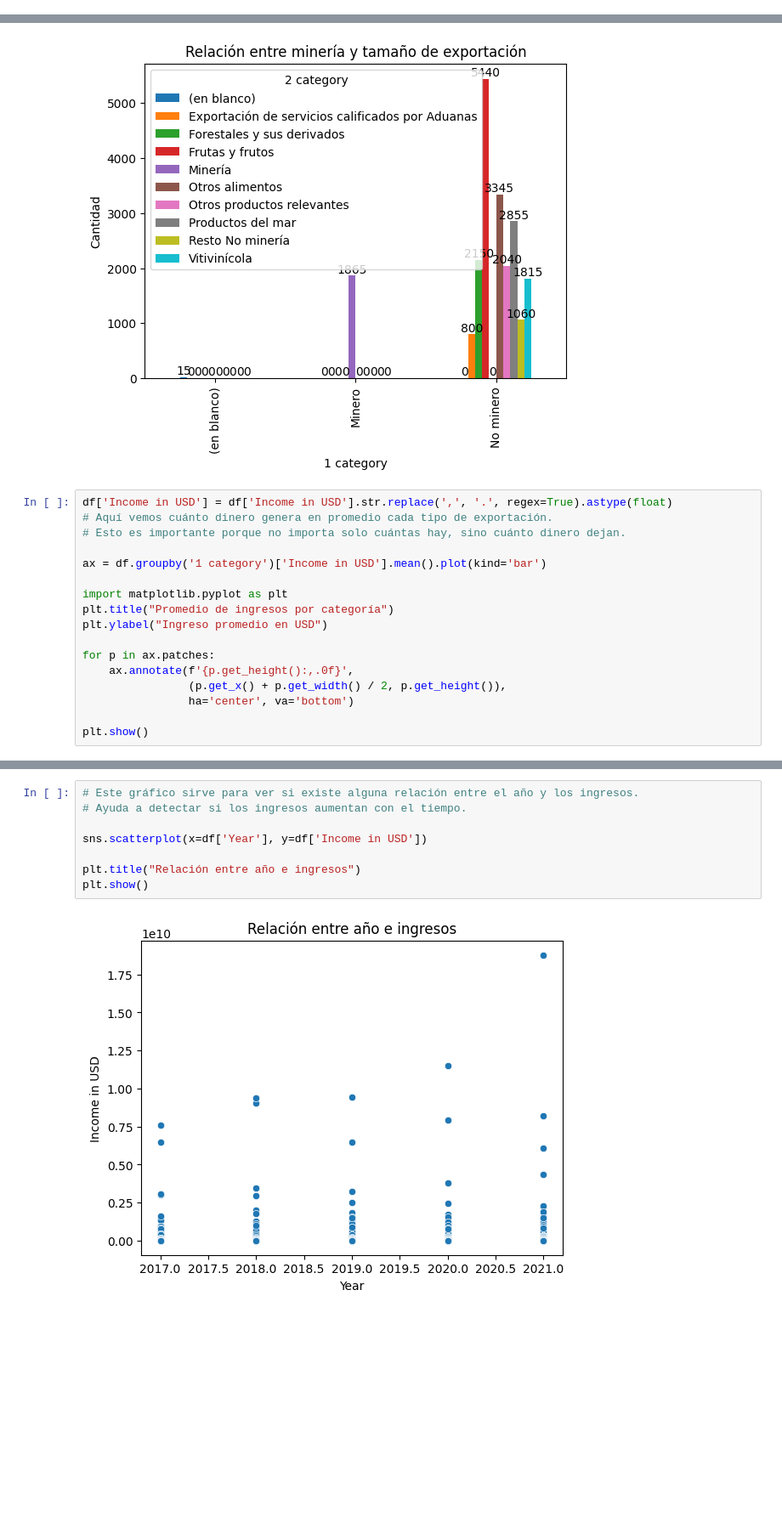
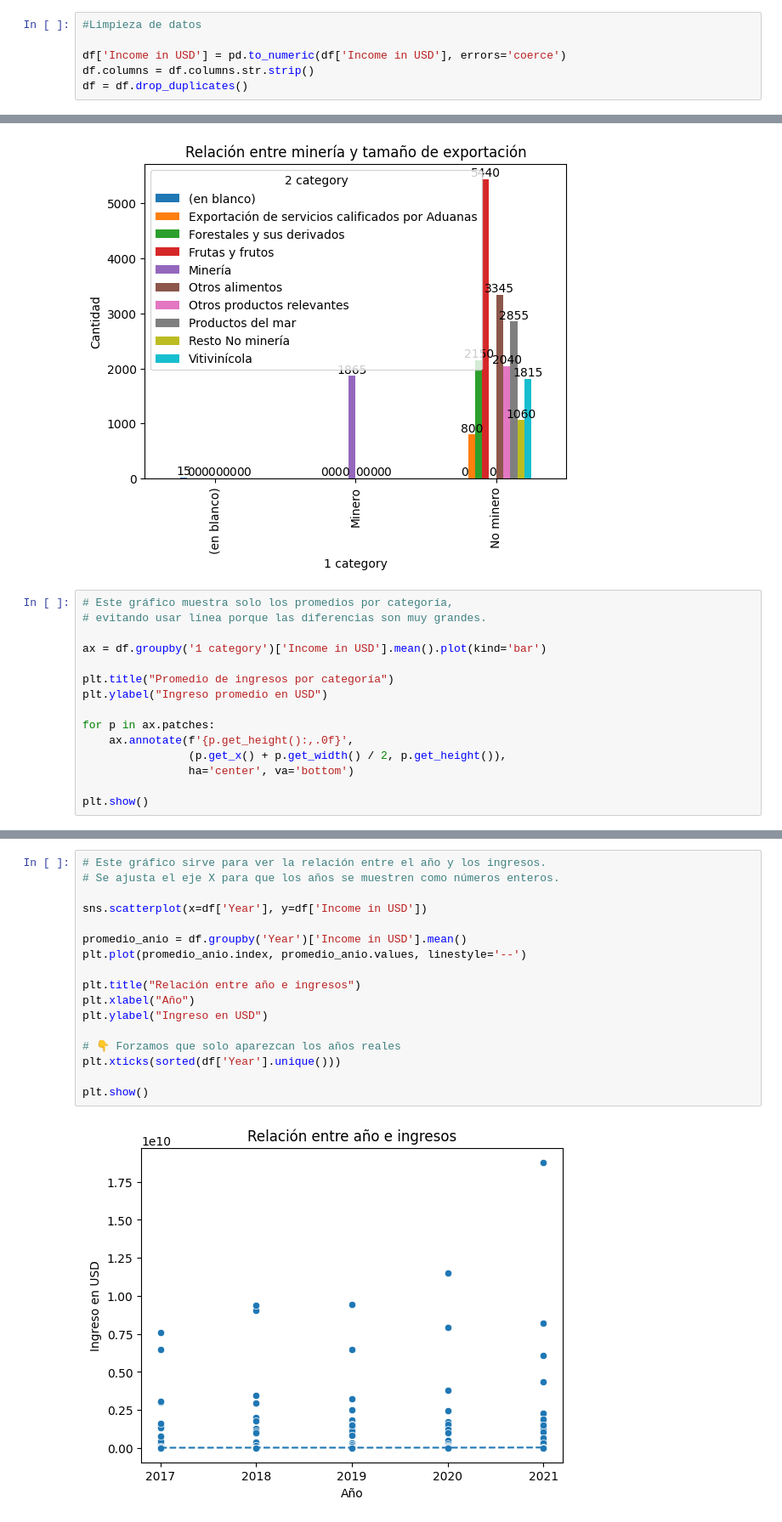
Before and after one commit to Cxris2145/MineriaDatos2026, a Jupyter notebook: ExportacionesChile2026.ipynb, the cells around one changed output, grey strips where cells are left out. Shown at 85% size. Drawn from its saved outputs; the diff is of its cells as text; blank space fills up the shorter version.

```diff
--- a/ExportacionesChile2026.ipynb
+++ b/ExportacionesChile2026.ipynb
@@ -40,6 +26,12 @@ df.head()
 | 2 | China | Minero | Minería | Minerales de hierro y sus concent... | 2017 | 616711446,1 |
 | 3 | China | Minero | Minería | Litio | 2017 | 234218255 |
 | 4 | China | Minero | Minería | Minerales de molibdeno y sus conc... | 2017 | 37490057,93 |
+# %%
+#Limpieza de datos
+
+df['Income in USD'] = pd.to_numeric(df['Income in USD'], errors='coerce')
+df.columns = df.columns.str.strip()
+df = df.drop_duplicates()
 # %%
 df_anio = df["Year"].describe()
 print(df_anio)
@@ -261,13 +270,11 @@ plt.show()
 # %% [output]
 [figure]
 # %%
-df['Income in USD'] = df['Income in USD'].str.replace(',', '.', regex=True).astype(float)
-# Aquí vemos cuánto dinero genera en promedio cada tipo de exportación.
-# Esto es importante porque no importa solo cuántas hay, sino cuánto dinero dejan.
+# Este gráfico muestra solo los promedios por categoría,
+# evitando usar línea porque las diferencias son muy grandes.
 
 ax = df.groupby('1 category')['Income in USD'].mean().plot(kind='bar')
 
-import matplotlib.pyplot as plt
 plt.title("Promedio de ingresos por categoría")
 plt.ylabel("Ingreso promedio en USD")
 
@@ -419,14 +434,23 @@ ranking_paises.sort_values().head(10)
 dtype: float64
 # %%
-# Este gráfico sirve para ver si existe alguna relación entre el año y los ingresos.
-# Ayuda a detectar si los ingresos aumentan con el tiempo.
+# Este gráfico sirve para ver la relación entre el año y los ingresos.
+# Se ajusta el eje X para que los años se muestren como números enteros.
 
 sns.scatterplot(x=df['Year'], y=df['Income in USD'])
 
+promedio_anio = df.groupby('Year')['Income in USD'].mean()
+plt.plot(promedio_anio.index, promedio_anio.values, linestyle='--')
+
 plt.title("Relación entre año e ingresos")
+plt.xlabel("Año")
+plt.ylabel("Ingreso en USD")
+
+# 👇 Forzamos que solo aparezcan los años reales
+plt.xticks(sorted(df['Year'].unique()))
+
 plt.show()
 # %% [output]
-[figure, old version]
+[figure, new version]
 # %%
 # Promedio de ingresos con valores visibles
 ax = df.groupby('1 category')['Income in USD'].mean().plot(kind='bar')
```
Also changed, not shown: parts of 18 cells of this notebook.
